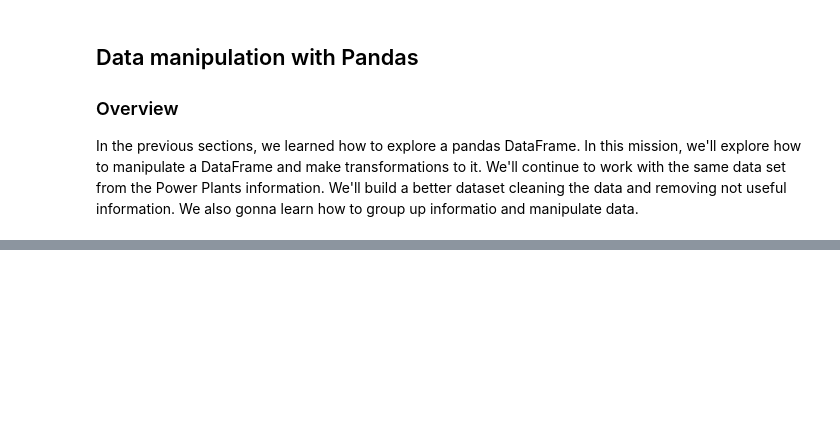
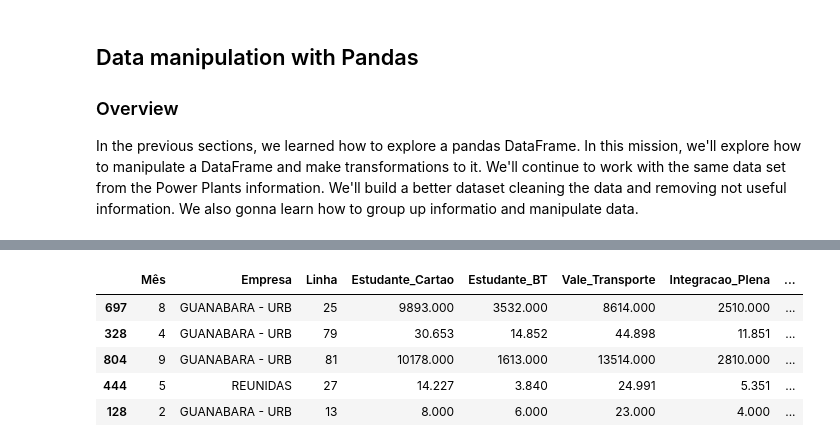
Before and after one commit to aguinaldoabbj/minicourse_open_data_natal_2019, a Jupyter notebook: 1_intro_pandas.ipynb, the cells around one changed output, grey strips where cells are left out. Cells and saved outputs as stored; diff of their text form; code cells hidden in the pictures; blank space fills up the shorter version.

```diff
--- a/1_intro_pandas.ipynb
+++ b/1_intro_pandas.ipynb
@@ -338,0 +359,10 @@ In the previous sections, we learned how to explore a pandas DataFrame. In this
+# %%
+df['Integracao_Total'] = df['Integracao_Plena'] + df['Integracao_Complementar']
+df.sample(5)
+# %% [output]
+|  | Mês | Empresa | Linha | Estudante_Cartao | Estudante_BT | Vale_Transporte | Integracao_Plena | ... |
+| 697 | 8 | GUANABARA - URB | 25 | 9893.000 | 3532.000 | 8614.000 | 2510.000 | ... |
+| 328 | 4 | GUANABARA - URB | 79 | 30.653 | 14.852 | 44.898 | 11.851 | ... |
+| 804 | 9 | GUANABARA - URB | 81 | 10178.000 | 1613.000 | 13514.000 | 2810.000 | ... |
+| 444 | 5 | REUNIDAS | 27 | 14.227 | 3.840 | 24.991 | 5.351 | ... |
+| 128 | 2 | GUANABARA - URB | 13 | 8.000 | 6.000 | 23.000 | 4.000 | ... |
```
Also changed, not shown: parts of 20 cells of this notebook.
